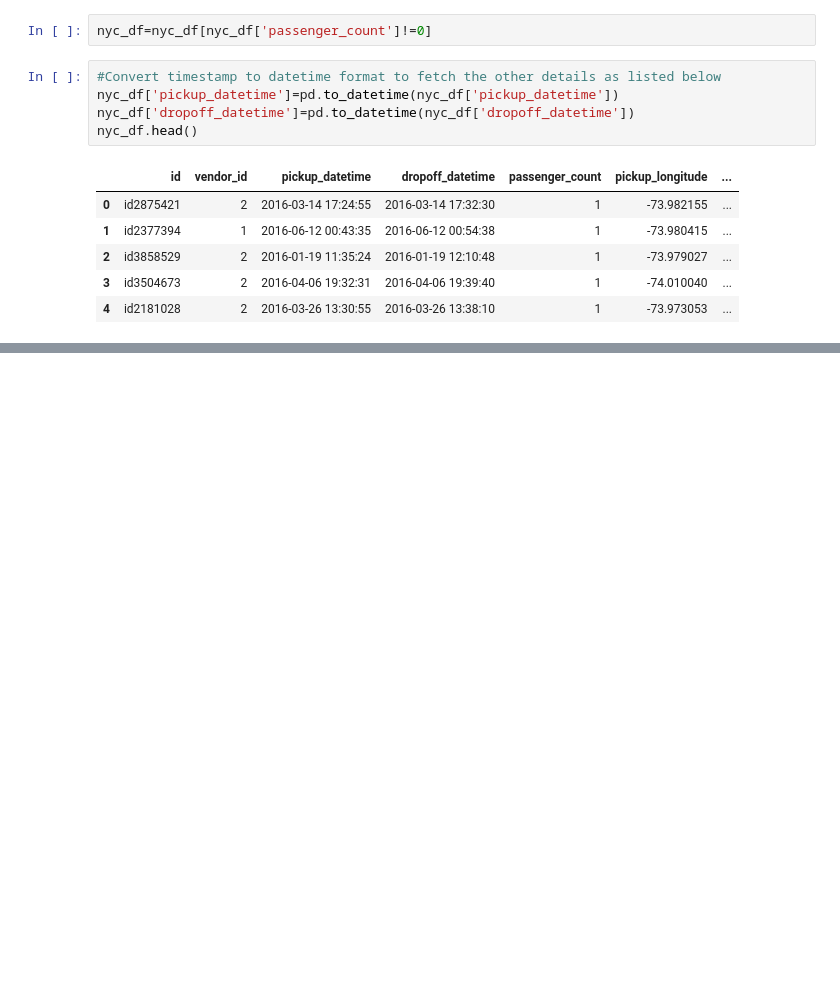
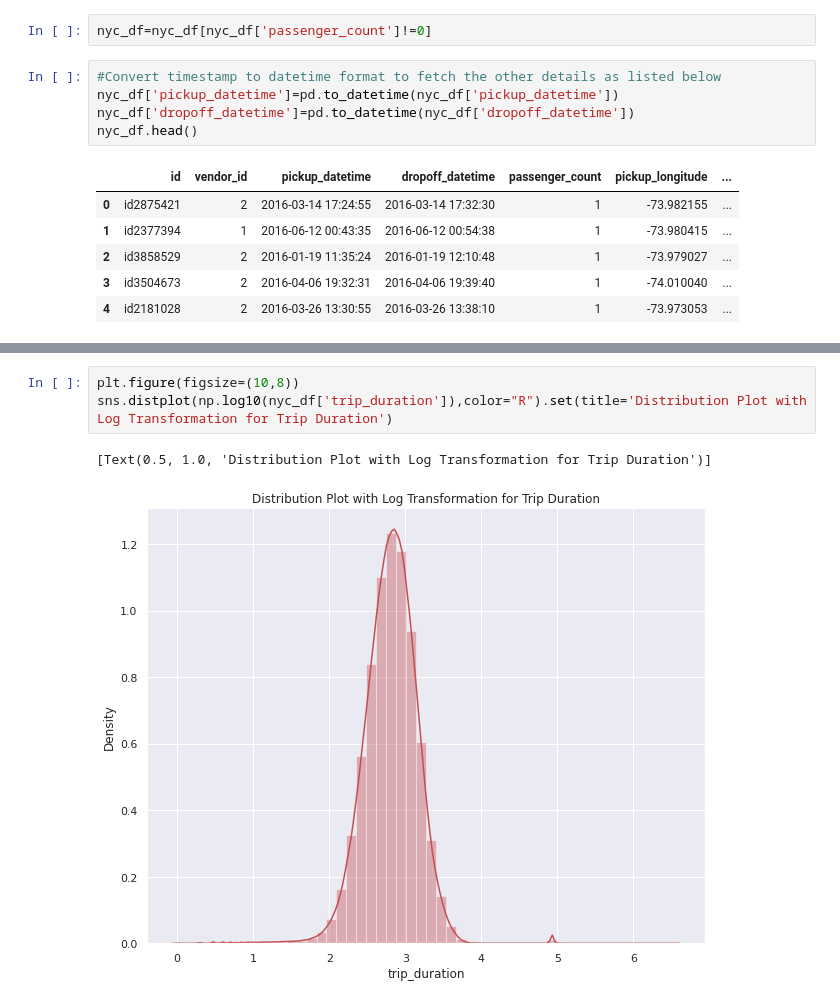
Before and after one commit to AnshRockstar/NYC-Taxi-Trip-Duration-Prediction, a Jupyter notebook: NYC_Taxi_Trip_Time_Prediction_Capstone_Project.ipynb, the cells around one changed output, grey strips where cells are left out. Cells and saved outputs as stored; diff of their text form; blank space fills up the shorter version.

```diff
--- a/NYC_Taxi_Trip_Time_Prediction_Capstone_Project.ipynb
+++ b/NYC_Taxi_Trip_Time_Prediction_Capstone_Project.ipynb
@@ -213,0 +224,6 @@ nyc_df.head()
+# %%
+plt.figure(figsize=(10,8))
+sns.distplot(np.log10(nyc_df['trip_duration']),color="R").set(title='Distribution Plot with Log Transformation for Trip Duration')
+# %% [output]
+[Text(0.5, 1.0, 'Distribution Plot with Log Transformation for Trip Duration')]
+[figure, added]
```
Also changed, not shown: parts of 14 cells of this notebook.
